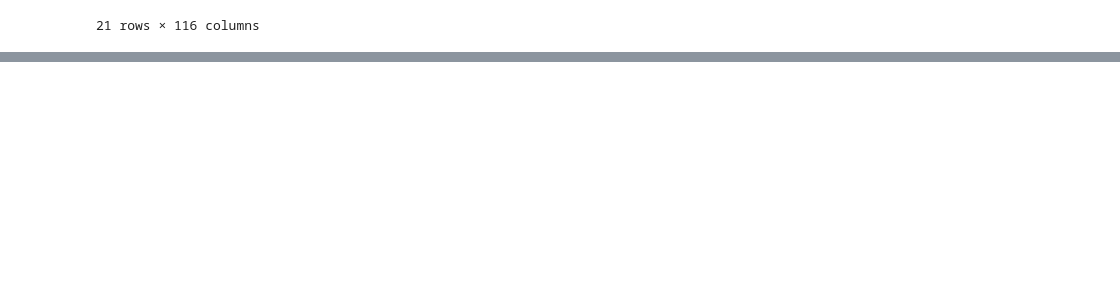
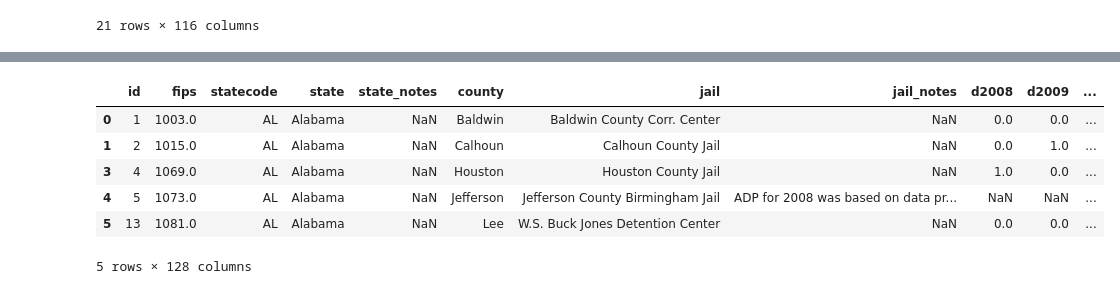
Before and after one commit to rcspring16/Capstone3, a Jupyter notebook: Inmate Death Data.ipynb, the cells around one changed output, grey strips where cells are left out. Saved outputs shown, nothing was run; the diff lists cells and outputs as text; code cells hidden in the pictures; blank space fills up the shorter version.

Commit message:
Adding death proportions

```diff
--- a/Inmate Death Data.ipynb
+++ b/Inmate Death Data.ipynb
@@ -135,3 +77,16 @@ df.head(21)
 | 24 | 25 | 5007.0 | AR | Arkansas | NaN | Benton | Benton County Detention Facility | NaN | 0.0 | 0.0 | ... |
 | 25 | 26 | 5031.0 | AR | Arkansas | NaN | Craighead | Craighead County Detention Center | NaN | 0.0 | 0.0 | ... |
 21 rows × 116 columns
+# %%
+df['death_proportion2008'] = df.d2008 / df.adp2008
+df['death_proportion2009'] = df.d2009 / df.adp2009
+df['death_proportion2010'] = df.d2010 / df.adp2010
+df['death_proportion2011'] = df.d2011 / df.adp2011
+df['death_proportion2012'] = df.d2012 / df.adp2012
+df['death_proportion2013'] = df.d2013 / df.adp2013
+df['death_proportion2014'] = df.d2014 / df.adp2014
+df['death_proportion2015'] = df.d2015 / df.adp2015
+df['death_proportion2016'] = df.d2016 / df.adp2016
+df['death_proportion2017'] = df.d2017 / df.adp2017
+df['death_proportion2018'] = df.d2018 / df.adp2018
+df['death_proportion2019'] = df.d2019 / df.adp2019
@@ -137,0 +111,10 @@ df.head(21)
+# %%
+df.head()
+# %% [output]
+|  | id | fips | statecode | state | state_notes | county | jail | jail_notes | d2008 | d2009 | ... |
+| 0 | 1 | 1003.0 | AL | Alabama | NaN | Baldwin | Baldwin County Corr. Center | NaN | 0.0 | 0.0 | ... |
+| 1 | 2 | 1015.0 | AL | Alabama | NaN | Calhoun | Calhoun County Jail | NaN | 0.0 | 1.0 | ... |
+| 3 | 4 | 1069.0 | AL | Alabama | NaN | Houston | Houston County Jail | NaN | 1.0 | 0.0 | ... |
+| 4 | 5 | 1073.0 | AL | Alabama | NaN | Jefferson | Jefferson County Birmingham Jail | ADP for 2008 was based on data pr... | NaN | NaN | ... |
+| 5 | 13 | 1081.0 | AL | Alabama | NaN | Lee | W.S. Buck Jones Detention Center | NaN | 0.0 | 0.0 | ... |
+5 rows × 128 columns
```
Also changed, not shown: parts of 4 cells of this notebook.
